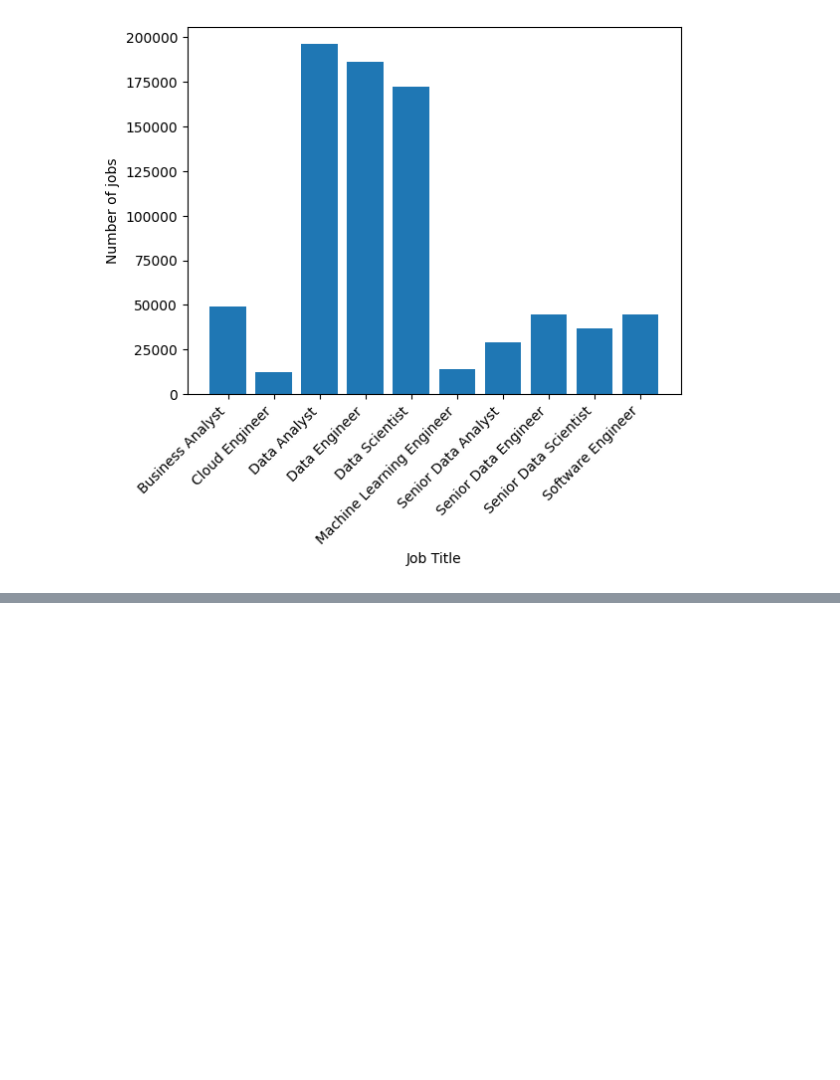
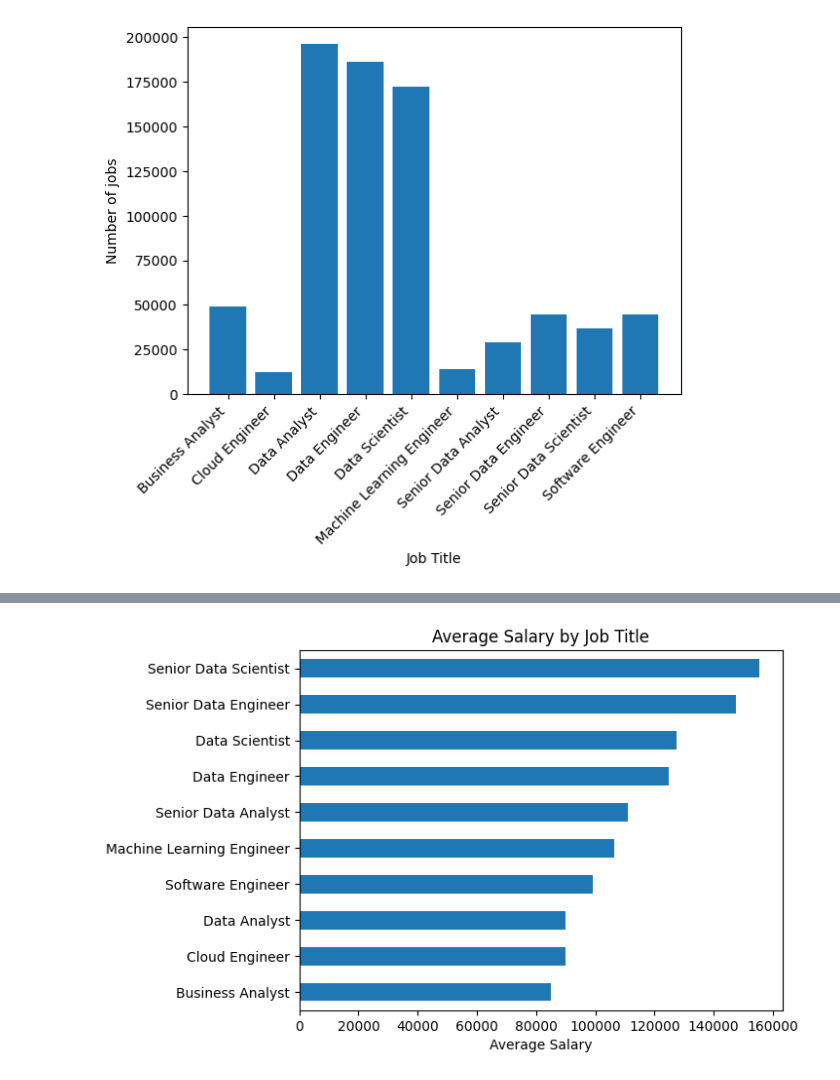
Before and after one commit to Mugil1410/Data-analysis-with-python, a Jupyter notebook: matplotlib.ipynb, the cells around one changed output, grey strips where cells are left out. Saved outputs shown, nothing was run; the diff lists cells and outputs as text; code cells hidden in the pictures; blank space fills up the shorter version.

```diff
--- a/matplotlib.ipynb
+++ b/matplotlib.ipynb
@@ -100,0 +171,8 @@ plt.show()
+# %%
+df.groupby('job_title_short')['salary_year_avg'].median().sort_values().plot(kind='barh')
+plt.title('Average Salary by Job Title')
+plt.xlabel('Average Salary')
+plt.ylabel('')
+plt.show()
+# %% [output]
+[figure, added]
```
Also changed, not shown: parts of 11 cells of this notebook.
